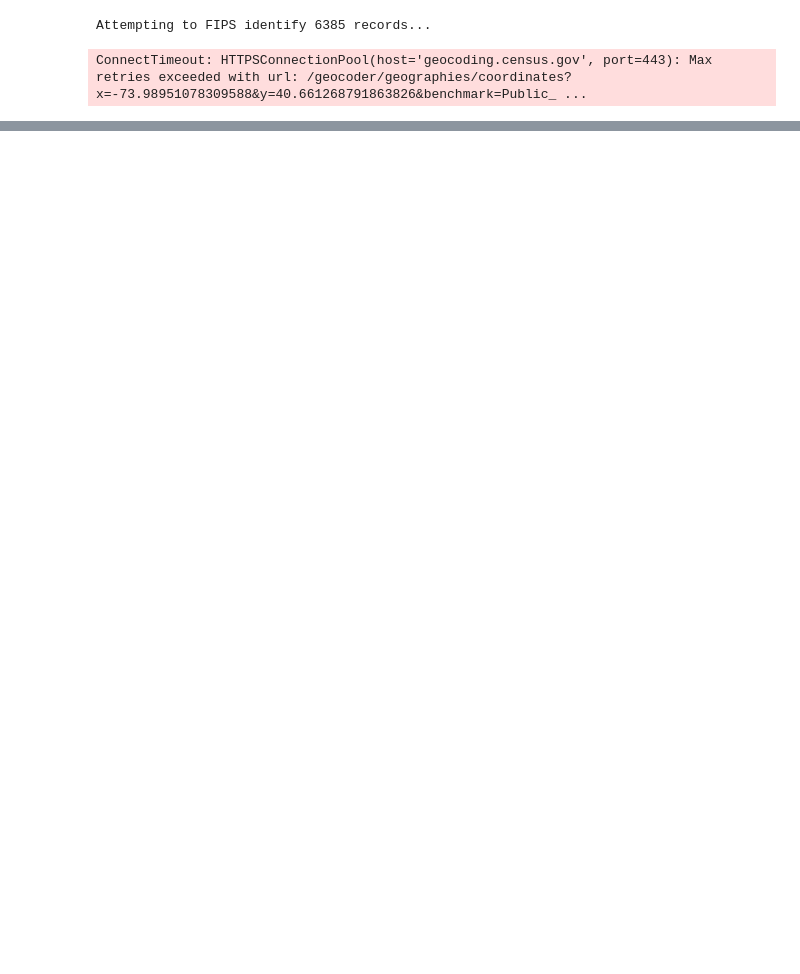
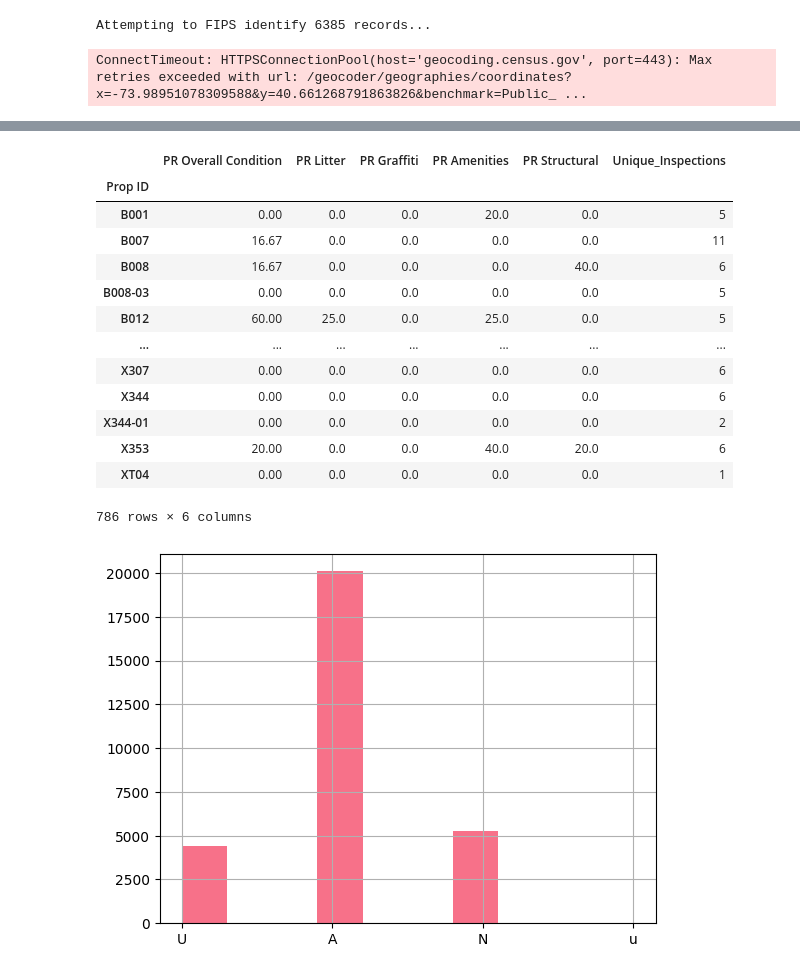
Before and after one commit to sirpthatch/analysis, a Jupyter notebook: projects/toilets/notebooks/profile_toilets.ipynb, the cells around one changed output, grey strips where cells are left out. Cells and saved outputs as stored; diff of their text form; code cells hidden in the pictures; blank space fills up the shorter version.

```diff
--- a/projects/toilets/notebooks/profile_toilets.ipynb
+++ b/projects/toilets/notebooks/profile_toilets.ipynb
@@ -181,0 +216,32 @@ DataSourceError: ../data/ext_data/data/tl_2025_36_tract/tl_2025_36_tract.shp: No
+# %%
+restroom_inspections = pd.merge(park_inspections_df, park_restroom_inspections_df, how="right",left_on="Inspection ID", right_on="InspectionID")
+
+restroom_inspections['PR Overall Condition'].hist()
+# U = Unacceptable
+# A = Acceptable
+# N = Not Inspected (?)
+
+filtered_inspections = restroom_inspections[restroom_inspections['Inspection Year'] >= 2023] # Only look since 2023, capture recent results
+pr_cols = ['PR Overall Condition', 'PR Litter', 'PR Graffiti', 'PR Amenities', 'PR Structural']
+restroom_by_prop = filtered_inspections.groupby("Prop ID").agg({
+    **{col: lambda x: ((x == 'U').sum() / ((x == 'U') | (x == 'A')).sum() * 100) if ((x == 'U') | (x == 'A')).sum() > 0 else 0
+         for col in pr_cols},
+      'InspectionID': 'nunique'}).round(2)
+restroom_by_prop = restroom_by_prop.rename(columns={'InspectionID': 'Unique_Inspections'})
+restroom_by_prop
+# %% [output]
+|  | PR Overall Condition | PR Litter | PR Graffiti | PR Amenities | PR Structural | Unique_Inspections |
+| Prop ID |  |  |  |  |  |  |
+| B001 | 0.00 | 0.0 | 0.0 | 20.0 | 0.0 | 5 |
+| B007 | 16.67 | 0.0 | 0.0 | 0.0 | 0.0 | 11 |
+| B008 | 16.67 | 0.0 | 0.0 | 0.0 | 40.0 | 6 |
+| B008-03 | 0.00 | 0.0 | 0.0 | 0.0 | 0.0 | 5 |
+| B012 | 60.00 | 25.0 | 0.0 | 25.0 | 0.0 | 5 |
+| ... | ... | ... | ... | ... | ... | ... |
+| X307 | 0.00 | 0.0 | 0.0 | 0.0 | 0.0 | 6 |
+| X344 | 0.00 | 0.0 | 0.0 | 0.0 | 0.0 | 6 |
+| X344-01 | 0.00 | 0.0 | 0.0 | 0.0 | 0.0 | 2 |
+| X353 | 20.00 | 0.0 | 0.0 | 40.0 | 20.0 | 6 |
+| XT04 | 0.00 | 0.0 | 0.0 | 0.0 | 0.0 | 1 |
+786 rows × 6 columns
+[figure, added]
```
Also changed, not shown: parts of 14 cells of this notebook.
